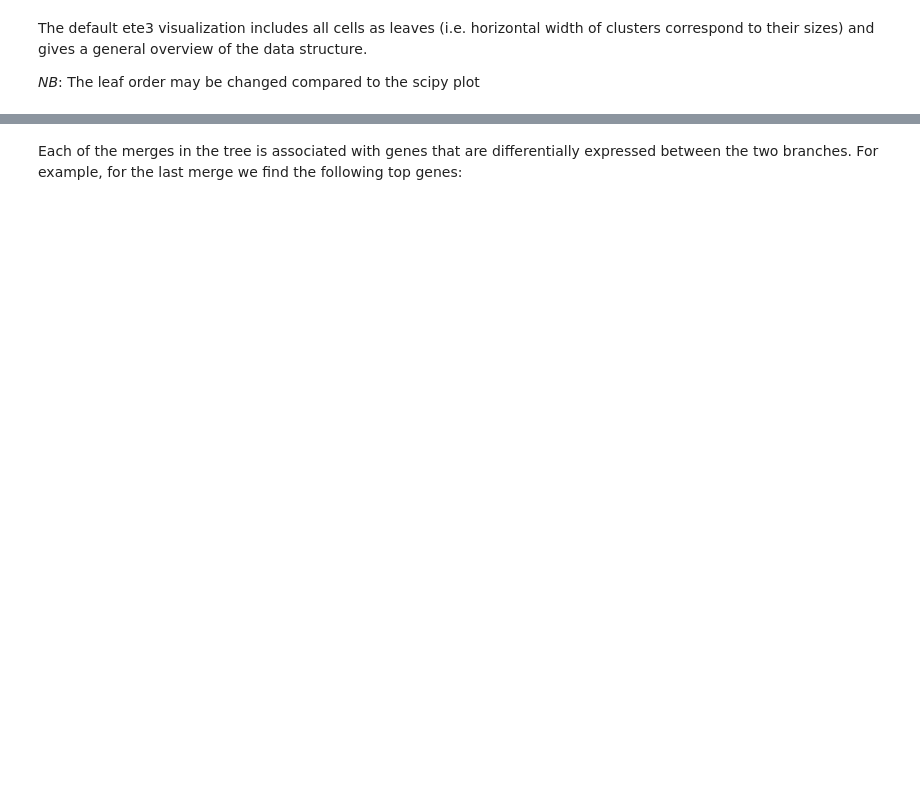
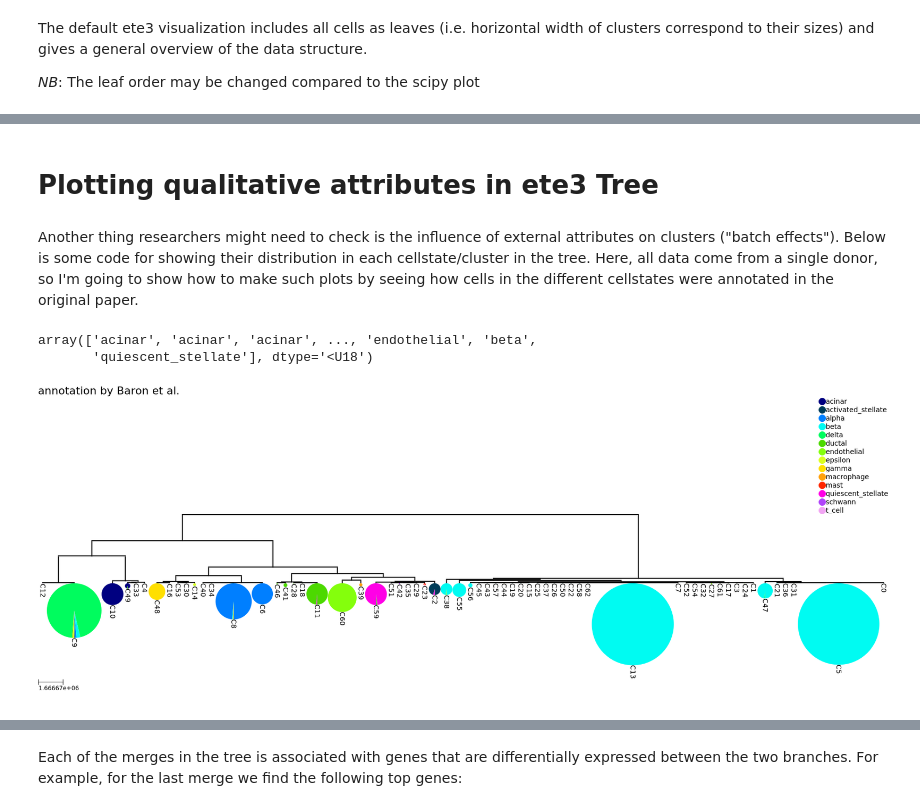
Before and after one commit to nimwegenLab/cellstates, a Jupyter notebook: scripts/Example_analysis.ipynb, the cells around one changed output, grey strips where cells are left out. Saved outputs shown, nothing was run; the diff lists cells and outputs as text; code cells hidden in the pictures; blank space fills up the shorter version.

```diff
--- a/scripts/Example_analysis.ipynb
+++ b/scripts/Example_analysis.ipynb
@@ -178,3 +258,13 @@ newick_string = cs.hierarchy_to_newick(hierarchy_df, clst.clusters, cell_leaves=
 from ete3 import Tree
 # generate ete3 Tree
 t = Tree(newick_string, format=1)
+# %% [markdown]
+# Plotting qualitative attributes in ete3 Tree
+# %% [markdown]
+Another thing researchers might need to check is the influence of external attributes on clusters ("batch effects"). Below is some code for showing their distribution in each cellstate/cluster in the tree. Here, all data come from a single donor, so I'm going to show how to make such plots by seeing how cells in the different cellstates were annotated in the original paper.
+# %%
+annotation = np.loadtxt('../test_data/baron/Celltype.txt', dtype=str)
+annotation
+# %% [output]
+array(['acinar', 'acinar', 'acinar', ..., 'endothelial', 'beta',
+       'quiescent_stellate'], dtype='<U18')
@@ -180,0 +329,9 @@ t = Tree(newick_string, format=1)
+# %%
+newick_string = cs.hierarchy_to_newick(hierarchy_df, clst.clusters, cell_leaves=False)
+t = Tree(newick_string, format=1)
+ts = get_TreeStyle_attributes(t, clst.clusters, annotation, colors=None, leaf_scale=0.5)
+# ts.show_leaf_name = True
+ts.title.add_face(faces.TextFace('annotation by Baron et al.', fsize=16), column=0, )
+t.render('%%inline', tree_style=ts)
+# %% [output]
+[figure, added]
```
Also changed, not shown: parts of 39 cells of this notebook, 1 other file.
